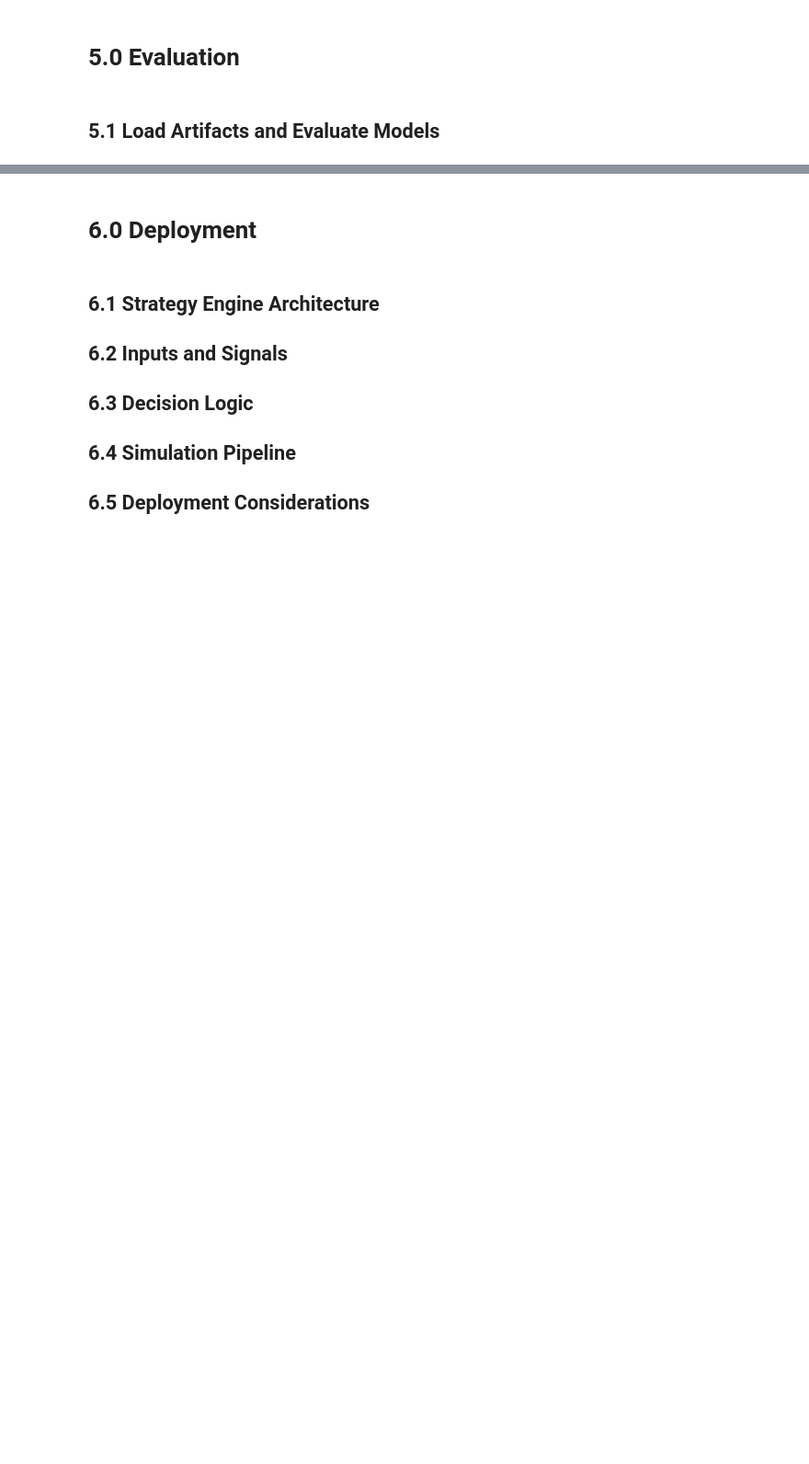
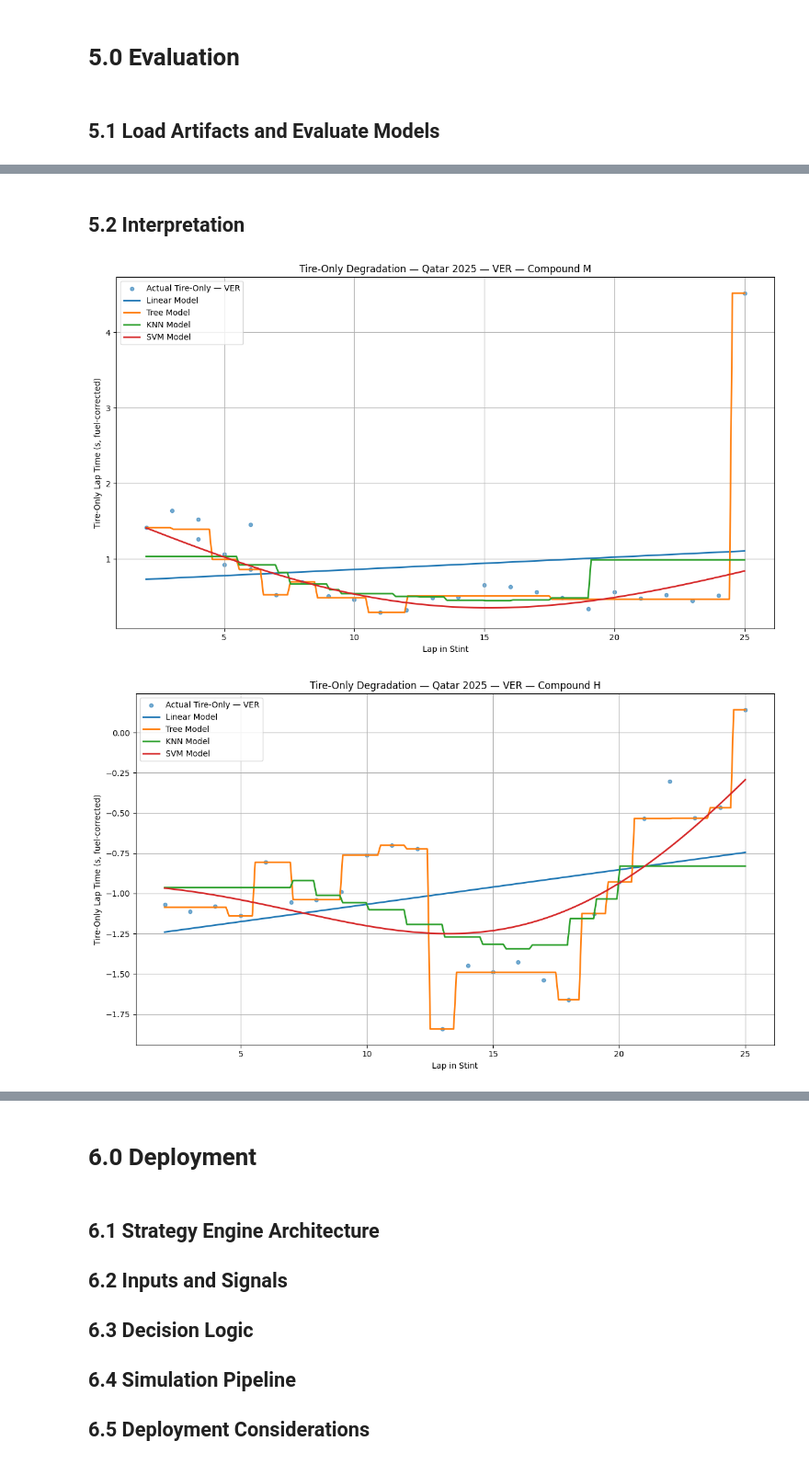
Before and after one commit to jeffreylgoode/f1-capstone-project, a Jupyter notebook: notebooks/f1.ipynb, the cells around one changed output, grey strips where cells are left out. Shown at 92% size. Cells and saved outputs as stored; diff of their text form; code cells hidden in the pictures; blank space fills up the shorter version.

Commit message:
building out section 5.2, plots of new filtered by driver data, and narrative.  Still need to do an excel plot rmse module 20 to module 24.

```diff
--- a/notebooks/f1.ipynb
+++ b/notebooks/f1.ipynb
@@ -3209,0 +3206,80 @@ The tree model provides the best peformance across the Medium and Hard tire comp
+# %% [markdown]
+## 5.2 Interpretation
+# %%
+# ============================================================
+# BLOCK 5.x — Plot Tire-Only Actual vs Model Predictions (Updated Evaluation)
+# ============================================================
+
+import numpy as np
+import matplotlib.pyplot as plt
+import pandas as pd
+
+# Force white background globally for this block
+plt.style.use("default")
+
+
+def plot_actual_vs_models(models, df_driver, compound="M"):
+    """
+    models: dict of trained models for the compound
+    df_driver: driver-specific evaluation dataframe (df_M or df_H)
+    compound: "M" or "H"
+    """
+
+    # Filter to the chosen compound
+    df_c = df_driver[df_driver["compound"] == compound].copy()
+    df_c = df_c.sort_values("lap_in_stint")
+
+    # Smooth lap range for model curves
+    laps = np.linspace(
+        df_c["lap_in_stint"].min(),
+        df_c["lap_in_stint"].max(),
+        200
+    )
+
+    # Build a DataFrame for prediction
+    pred_df = pd.DataFrame({
+        "compound": [compound] * len(laps),
+        "lap_in_stint": laps
+    })
+
+    plt.figure(figsize=(12, 7))
+
+    # --- Plot actual tire-only data ---
+    plt.scatter(
+        df_c["lap_in_stint"],
+        df_c["lap_time_tire_only"],
+        s=20,
+        alpha=0.6,
+        label=f"Actual Tire-Only — {DRIVER}"
+    )
+
+    # --- Plot each model's tire-only prediction ---
+    for name, model in models.items():
+        preds = model.predict(pred_df)
+        plt.plot(
+            laps,
+            preds,
+            linewidth=2,
+            label=f"{name} Model"
+        )
+
+    # Dynamic title with GP, YEAR, DRIVER
+    plt.title(f"Tire-Only Degradation — {GP} {YEAR} — {DRIVER} — Compound {compound}")
+
+    plt.xlabel("Lap in Stint")
+    plt.ylabel("Tire-Only Lap Time (s, fuel-corrected)")
+    plt.grid(True)
+    plt.legend()
+    plt.tight_layout()
+    plt.show()
+
+
+# ============================================================
+# Generate the two updated plots (Medium + Hard)
+# ============================================================
+
+plot_actual_vs_models(models_M, df_M, compound="M")
+plot_actual_vs_models(models_H, df_H, compound="H")
+# %% [output]
+[figure, added]
+[figure, added]
```
Also changed, not shown: parts of 4 cells of this notebook.
